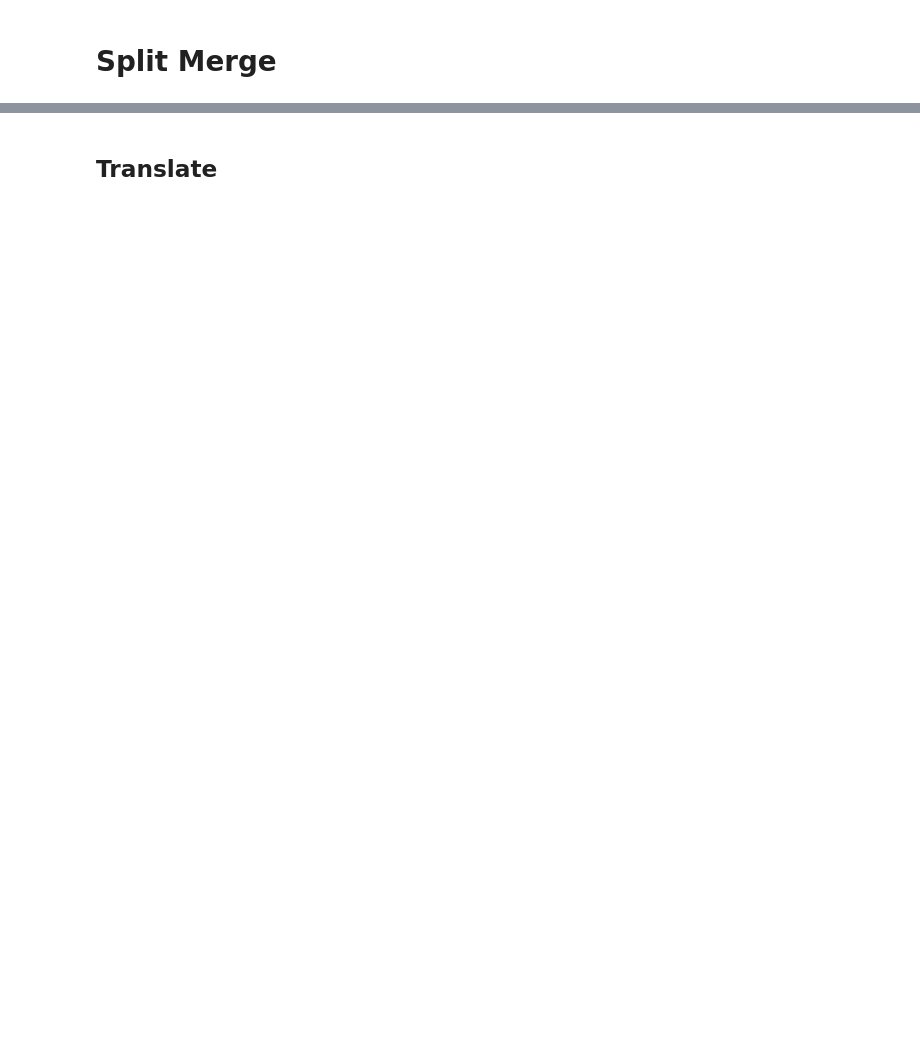
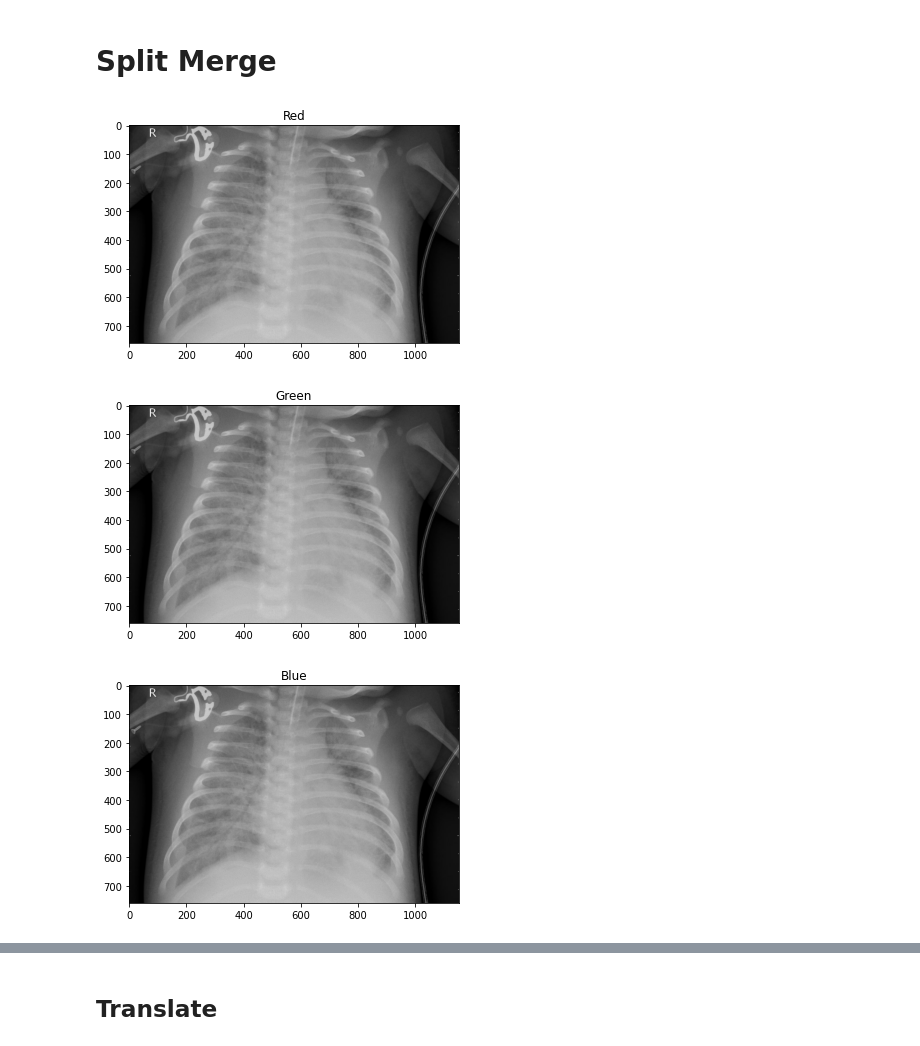
Before and after one commit to wpwwahyu/TKC_FinalProject, a Jupyter notebook: OpenCV.ipynb, the cells around one changed output, grey strips where cells are left out. Drawn from its saved outputs; the diff is of its cells as text; code cells hidden in the pictures; blank space fills up the shorter version.

```diff
--- a/OpenCV.ipynb
+++ b/OpenCV.ipynb
@@ -398,7 +398,7 @@ import imutils
 import cv2
 # %%
 args = {
-    "image": "person1.jpeg"
+    "image": "person01.jpeg"
 }
 # %%
 # load the image and show it
@@ -437,0 +454,29 @@ plt_imshow("Rotated Without Cropping", rotated)
+# %%
+def plt_imshow(title, image):
+	# convert the image frame BGR to RGB color space and display it
+	image = cv2.cvtColor(image, cv2.COLOR_BGR2RGB)
+	plt.imshow(image)
+	plt.title(title)
+	plt.grid(False)
+	plt.show()
+# %%
+# since we are using Jupyter Notebooks we can replace our argument
+# parsing code with *hard coded* arguments and values
+args = {
+	"image": "person01.jpeg"
+}
+# %%
+# load the input image and grab each channel -- note how OpenCV
+# represents images as NumPy arrays with channels in Blue, Green,
+# Red ordering rather than Red, Green Blue
+image = cv2.imread(args["image"])
+(B, G, R) = cv2.split(image)
+
+# show each channel individually
+plt_imshow("Red", R)
+plt_imshow("Green", G)
+plt_imshow("Blue", B)
+# %% [output]
+[figure, added]
+[figure, added]
+[figure, added]
```
Also changed, not shown: parts of 14 cells of this notebook.
